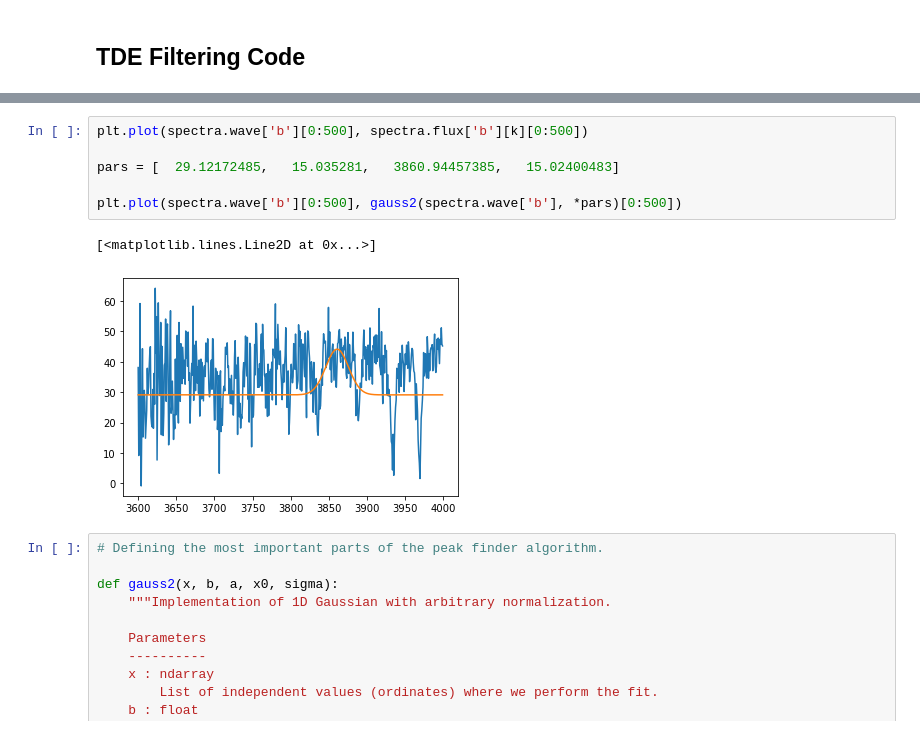
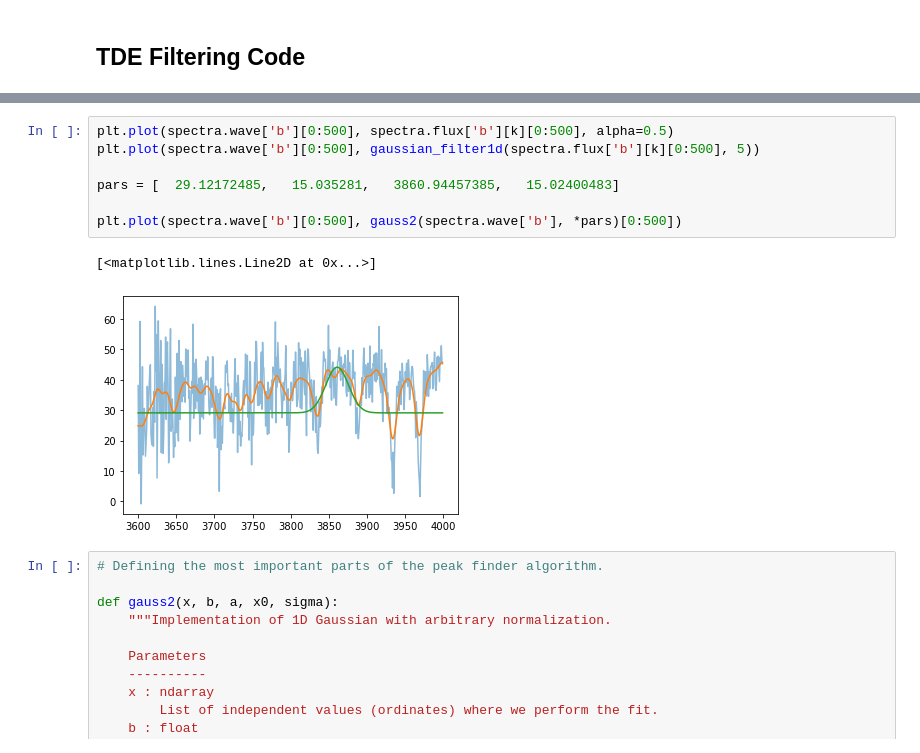
Before and after one commit to laruege/TDE-Finder, a Jupyter notebook: TDEfinder.ipynb, the cells around one changed output, grey strips where cells are left out. Saved outputs shown, nothing was run; the diff lists cells and outputs as text.

```diff
--- a/TDEfinder.ipynb
+++ b/TDEfinder.ipynb
@@ -196,12 +217,13 @@ True
 # %%
-plt.plot(spectra.wave['b'][0:500], spectra.flux['b'][k][0:500])
+plt.plot(spectra.wave['b'][0:500], spectra.flux['b'][k][0:500], alpha=0.5)
+plt.plot(spectra.wave['b'][0:500], gaussian_filter1d(spectra.flux['b'][k][0:500], 5))
 
 pars = [  29.12172485,   15.035281,   3860.94457385,   15.02400483]
 
 plt.plot(spectra.wave['b'][0:500], gauss2(spectra.wave['b'], *pars)[0:500])
 # %% [output]
 [<matplotlib.lines.Line2D at 0x...>]
-[figure, old version]
+[figure, new version]
 # %%
 # Defining the most important parts of the peak finder algorithm.
 
```
Also changed, not shown: parts of 3 cells of this notebook.
